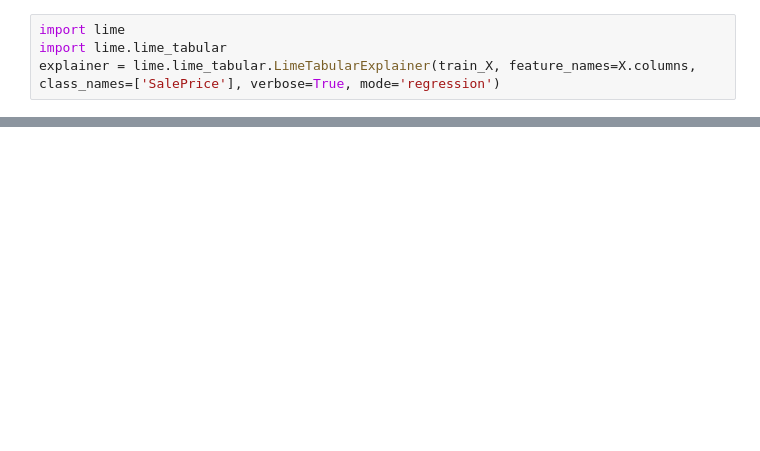
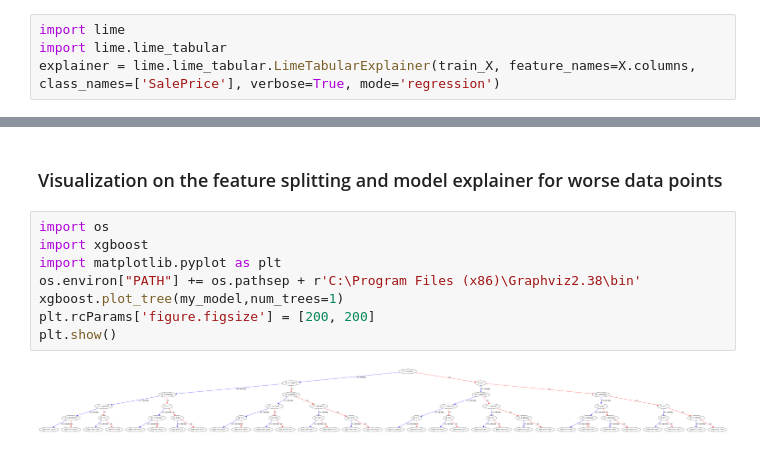
Before and after one commit to tkcoding/MLLib, a Jupyter notebook: Regression/Housing_Price_Predictor_Xgboost.ipynb, the cells around one changed output, grey strips where cells are left out. Cells and saved outputs as stored; diff of their text form; blank space fills up the shorter version.

Commit message:
Added tree plotting on the model for visualization

```diff
--- a/Regression/Housing_Price_Predictor_Xgboost.ipynb
+++ b/Regression/Housing_Price_Predictor_Xgboost.ipynb
@@ -77,4 +76,16 @@ Right: 196003.88
 [interactive output not drawn]
+# %% [markdown]
+### Visualization on the feature splitting and model explainer for worse data points
+# %%
+import os
+import xgboost
+import matplotlib.pyplot as plt
+os.environ["PATH"] += os.pathsep + r'C:\Program Files (x86)\Graphviz2.38\bin'
+xgboost.plot_tree(my_model,num_trees=1)
+plt.rcParams['figure.figsize'] = [200, 200]
+plt.show()
+# %% [output]
+[figure, added]
 # %%
 import shap
 
```
Also changed, not shown: parts of 4 cells of this notebook.
